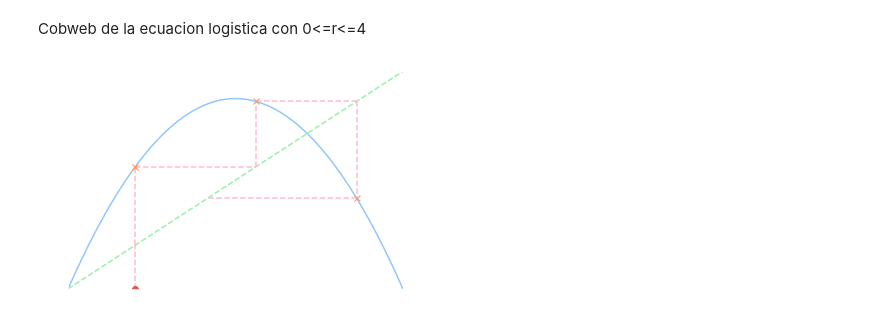
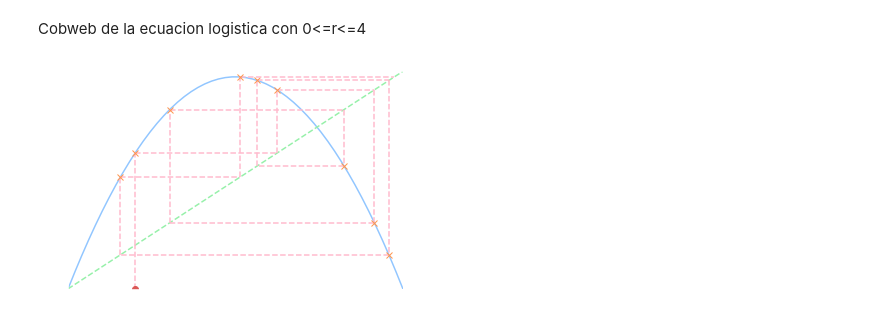
Before and after one commit to ekiMGlz/lyapunov-exp, a Jupyter notebook: strogatz-10-ej.ipynb, the cells around one changed output. Cells and saved outputs as stored; diff of their text form; code cells hidden in the pictures.

```diff
--- a/strogatz-10-ej.ipynb
+++ b/strogatz-10-ej.ipynb
@@ -5,23 +8,23 @@ plt.style.use(["seaborn-pastel", "vscode"])
 # %% [markdown]
 Cobweb de la ecuacion logistica con 0<=r<=4
 # %%
-r = 3.5
+r = 3.9
 x_k = 0.2
 f = lambda x : r*x*(1-x)
-iterations = 3
+iterations = 9
 
 x = np.linspace(0, 1, 50)
 plt.axis([0, 1, 0, 1])
 plt.plot(x, f(x))
 plt.plot(x, x, '--')
 plt.plot([x_k, x_k], [0, x_k], '--', color="xkcd:pastel pink")
 plt.plot(x_k, 0, 'o', color="xkcd:pastel red")
 
 for i in range(iterations):
     x_k1 = f(x_k)
     plt.plot([x_k, x_k],[x_k, x_k1], '--', color="xkcd:pastel pink")
     plt.plot([x_k, x_k1], [x_k1, x_k1], '--', color="xkcd:pastel pink")
     plt.plot(x_k, x_k1, 'x', color="xkcd:pastel orange")
     x_k = x_k1
 # %% [output]
-[figure, old version]
+[figure, new version]
```
Also changed, not shown: parts of 5 cells of this notebook, 1 other file.
